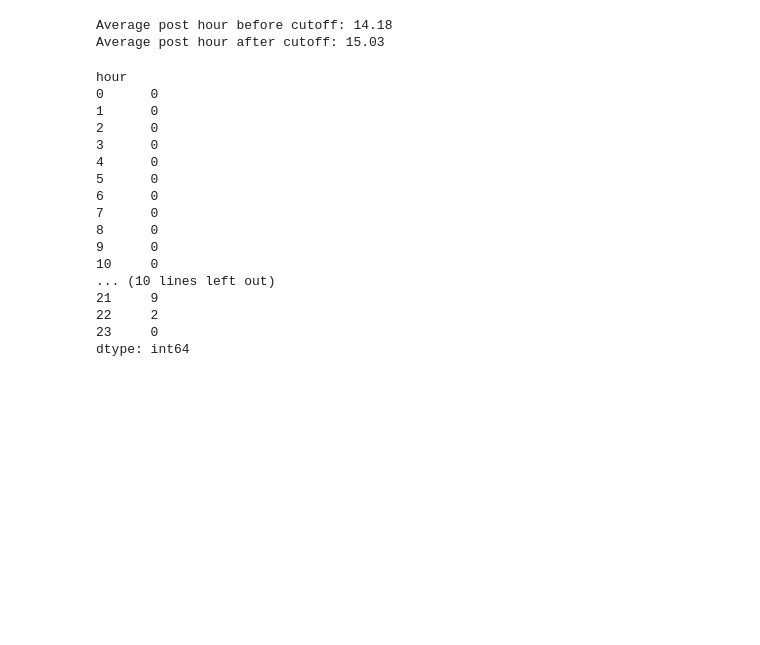
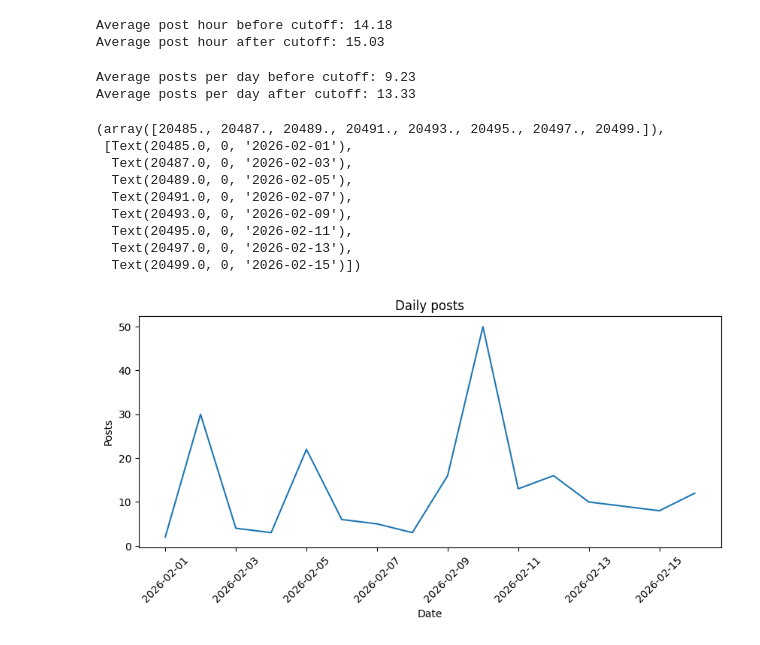
Before and after one commit to CraigCarey/FinanceDump, a Jupyter notebook: lse/pp1_analysis.ipynb, the cells around one changed output. Saved outputs shown, nothing was run; the diff lists cells and outputs as text; code cells hidden in the pictures; blank space fills up the shorter version.

```diff
--- a/lse/pp1_analysis.ipynb
+++ b/lse/pp1_analysis.ipynb
@@ -127,22 +127,37 @@ print(f"Average post hour after cutoff: {avg_time_after:.2f}")
 Average post hour before cutoff: 14.18
 Average post hour after cutoff: 15.03
 # %%
-hourly_after
+# posts per day before and after cutoff
+daily_before = (
+    before.dropna(subset=["timestamp"])
+      .assign(date=before["timestamp"].dt.date)
+      .groupby("date")
+      .size()
+)
+daily_after = (
+    after.dropna(subset=["timestamp"])
+      .assign(date=after["timestamp"].dt.date)
+        .groupby("date")
+).size()
+print(f"Average posts per day before cutoff: {daily_before.mean():.2f}")
+print(f"Average posts per day after cutoff: {daily_after.mean():.2f}")
+
+# plot daily posts after cutoff
+ax = daily_after.plot(kind="line", figsize=(10, 4))
+ax.set_xlabel("Date")
+ax.set_ylabel("Posts")
+ax.set_title("Daily posts")
+plt.xticks(rotation=45)
 # %% [output]
-hour
-0      0
-1      0
-2      0
-3      0
-4      0
-5      0
-6      0
-7      0
-8      0
-9      0
-10     0
-... (10 lines left out)
-21     9
-22     2
-23     0
-dtype: int64
+Average posts per day before cutoff: 9.23
+Average posts per day after cutoff: 13.33
+(array([20485., 20487., 20489., 20491., 20493., 20495., 20497., 20499.]),
+ [Text(20485.0, 0, '2026-02-01'),
+  Text(20487.0, 0, '2026-02-03'),
+  Text(20489.0, 0, '2026-02-05'),
+  Text(20491.0, 0, '2026-02-07'),
+  Text(20493.0, 0, '2026-02-09'),
+  Text(20495.0, 0, '2026-02-11'),
+  Text(20497.0, 0, '2026-02-13'),
+  Text(20499.0, 0, '2026-02-15')])
+[figure, added]
```
Also changed, not shown: parts of 2 cells of this notebook, 3 other files.
